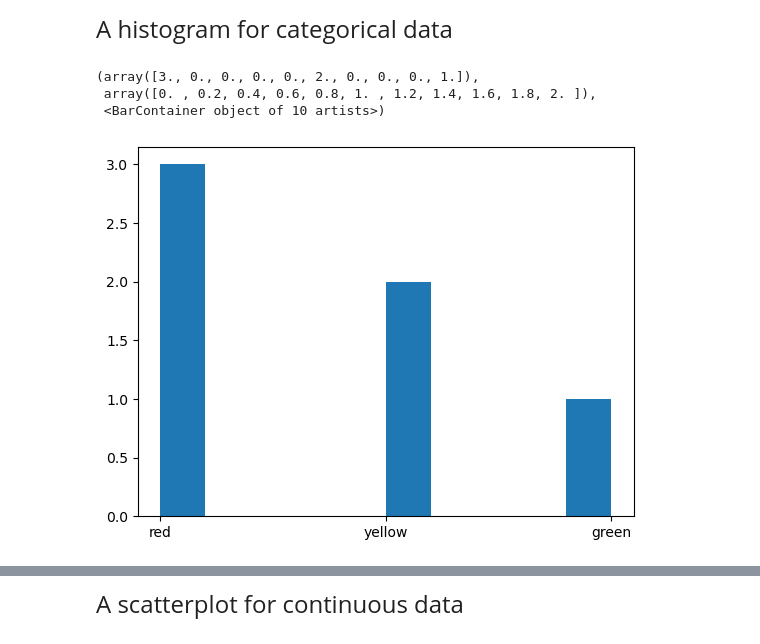
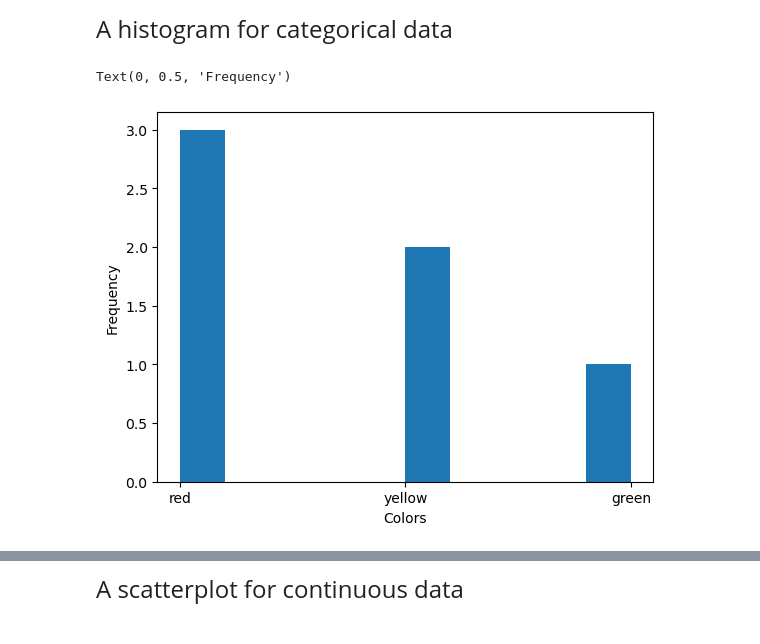
Before and after one commit to agwinte/qtm151spring2024, a Jupyter notebook: Lecture 02/lecture2.ipynb, the cells around one changed output, grey strips where cells are left out. Cells and saved outputs as stored; diff of their text form; code cells hidden in the pictures.

```diff
--- a/Lecture 02/lecture2.ipynb
+++ b/Lecture 02/lecture2.ipynb
@@ -252,11 +258,11 @@ list_list = list_colors + ['red']
 # %%
 # This creates a histogram with the "list_colors"
 plt.hist(x= list_list)
+plt.xlabel("Colors")
+plt.ylabel("Frequency")
 # %% [output]
-(array([3., 0., 0., 0., 0., 2., 0., 0., 0., 1.]),
- array([0. , 0.2, 0.4, 0.6, 0.8, 1. , 1.2, 1.4, 1.6, 1.8, 2. ]),
- <BarContainer object of 10 artists>)
+Text(0, 0.5, 'Frequency')
-[figure, old version]
+[figure, new version]
 # %%
 # Creat a list with repeated string values
 # Compute your own histogram
```
Also changed, not shown: parts of 3 cells of this notebook, 3 other files.
